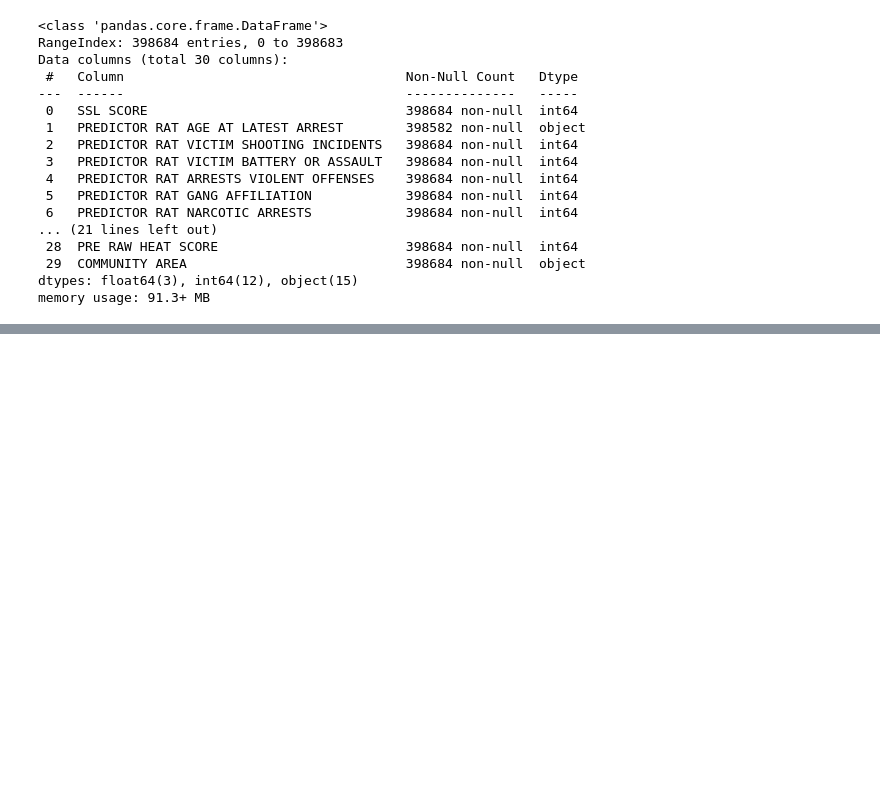
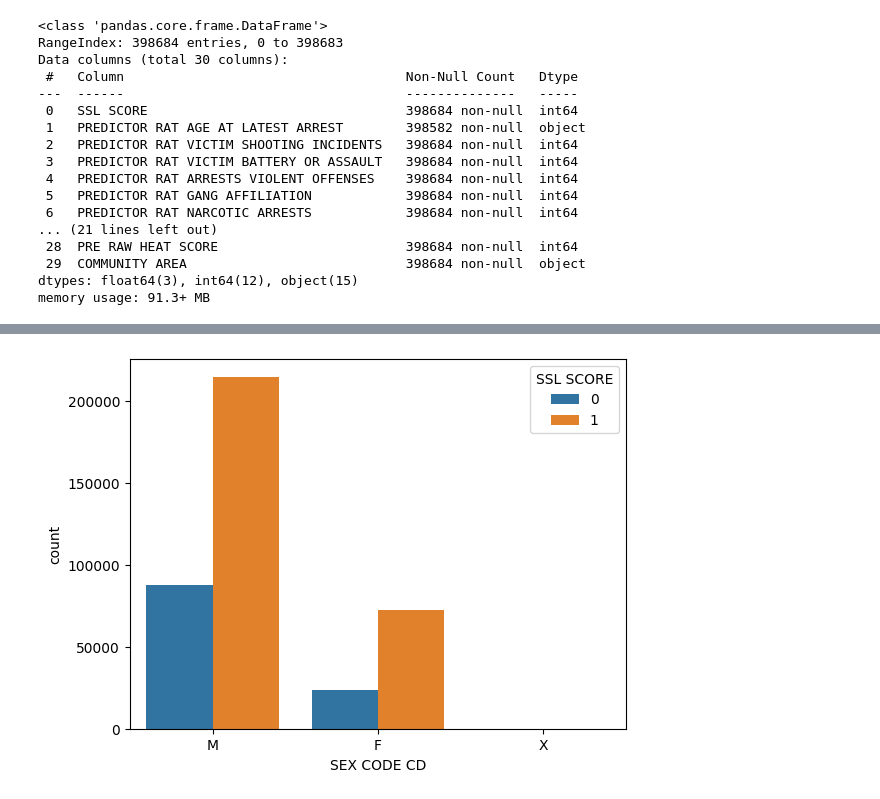
Before and after one commit to avasdowney/predictive_policing_thesis, a Jupyter notebook: preprocess.ipynb, the cells around one changed output, grey strips where cells are left out. Saved outputs shown, nothing was run; the diff lists cells and outputs as text; code cells hidden in the pictures; blank space fills up the shorter version.

```diff
--- a/preprocess.ipynb
+++ b/preprocess.ipynb
@@ -102,0 +85,5 @@ df[['SSL SCORE_0', 'SSL SCORE_1', 'RACE CODE CD']].plot(x='RACE CODE CD', kind='
+# %%
+sns.countplot(x ='SEX CODE CD', hue = "SSL SCORE", data = df)
+plt.show()
+# %% [output]
+[figure, added]
```
Also changed, not shown: parts of 9 cells of this notebook, 1 other file.
